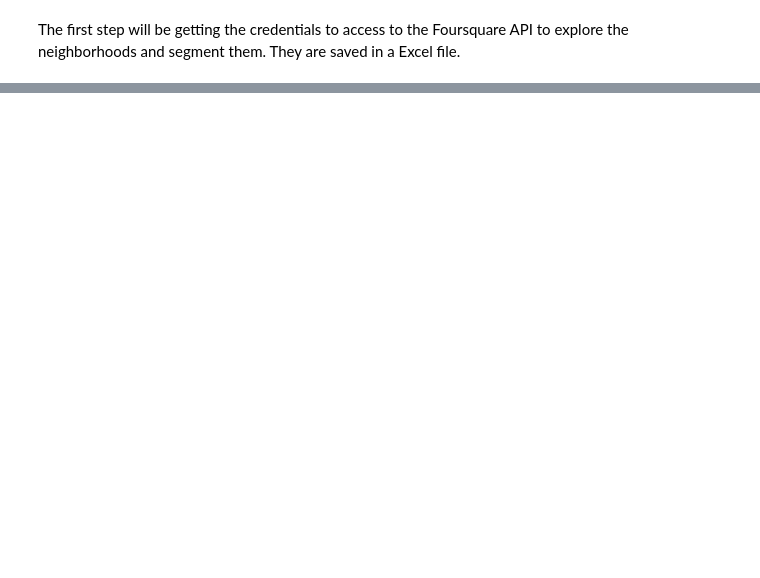
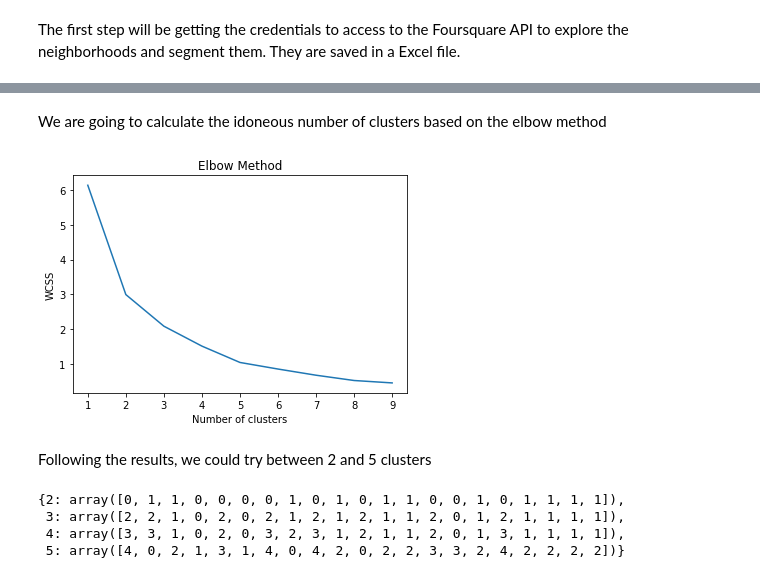
Before and after one commit to javiermorenof/Data_Science_Prof_Certificate_Capstone, a Jupyter notebook: Final Project - Javier Moreno.ipynb, the cells around one changed output, grey strips where cells are left out. Drawn from its saved outputs; the diff is of its cells as text; code cells hidden in the pictures; blank space fills up the shorter version.

```diff
--- a/Final Project - Javier Moreno.ipynb
+++ b/Final Project - Javier Moreno.ipynb
@@ -93,0 +548,7 @@ VERSION = '20180604'
+# %%
+# add neighborhood column back to dataframe
+mad_onehot['Distrito'] = bsd_df['Distrito']
+
+#Sorting the columns
+mad_onehot = mad_onehot[["Distrito","BankID","Gambling"]]
+mad_onehot
@@ -93,0 +571,3 @@ VERSION = '20180604'
+# %%
+madrid_grouped = mad_onehot.groupby('Distrito').sum().reset_index()
+madrid_grouped.sort_values("Gambling", ascending=False).head()
@@ -93,0 +608,2 @@ VERSION = '20180604'
+# %%
+madrid_grouped_df = madrid_grouped.merge(madrid, left_on="Distrito", right_on="Distrito")
@@ -93,0 +632,2 @@ VERSION = '20180604'
+# %%
+X = MinMaxScaler().fit_transform(madrid_grouped_df.iloc[:,1:])
@@ -93,0 +678,19 @@ VERSION = '20180604'
+# %% [markdown]
+We are going to calculate the idoneous number of clusters based on the elbow method
+# %%
+#K-Means Performing. Elbow Method
+
+wcss = []
+for i in range(1, 10):
+    kmeans = KMeans(n_clusters=i, init='k-means++', max_iter=300, n_init=10, random_state=0)
+    kmeans.fit(X)
+    wcss.append(kmeans.inertia_)
+plt.plot(range(1, 10), wcss)
+plt.title('Elbow Method')
+plt.xlabel('Number of clusters')
+plt.ylabel('WCSS')
+plt.show()
+# %% [output]
+[figure, added]
+# %% [markdown]
+Following the results, we could try between 2 and 5 clusters
@@ -93,0 +703,7 @@ VERSION = '20180604'
+# %%
+clusters_dic
+# %% [output]
+{2: array([0, 1, 1, 0, 0, 0, 0, 1, 0, 1, 0, 1, 1, 0, 0, 1, 0, 1, 1, 1, 1]),
+ 3: array([2, 2, 1, 0, 2, 0, 2, 1, 2, 1, 2, 1, 1, 2, 0, 1, 2, 1, 1, 1, 1]),
+ 4: array([3, 3, 1, 0, 2, 0, 3, 2, 3, 1, 2, 1, 1, 2, 0, 1, 3, 1, 1, 1, 1]),
+ 5: array([4, 0, 2, 1, 3, 1, 4, 0, 4, 2, 0, 2, 2, 3, 3, 2, 4, 2, 2, 2, 2])}
```
Also changed, not shown: parts of 78 cells of this notebook, 7 other files.
